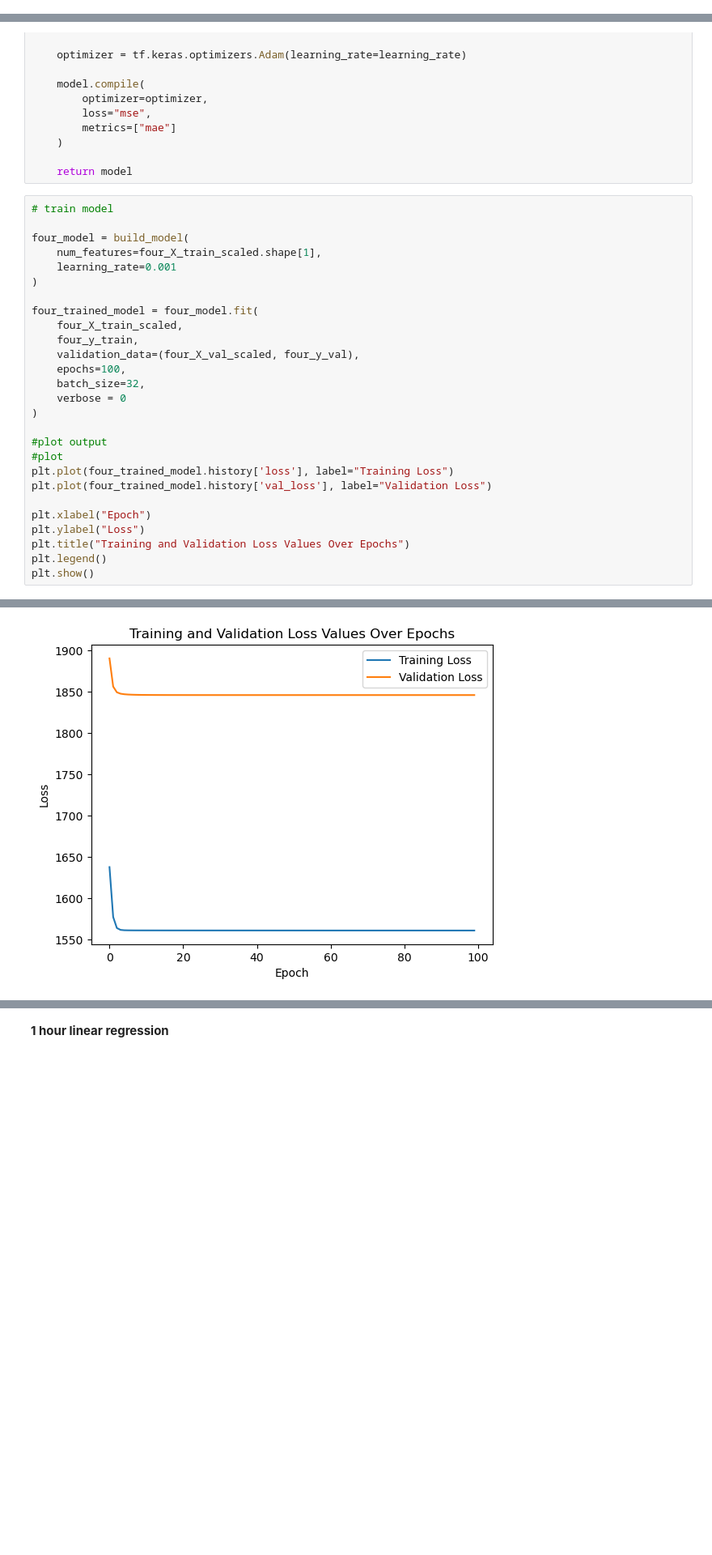
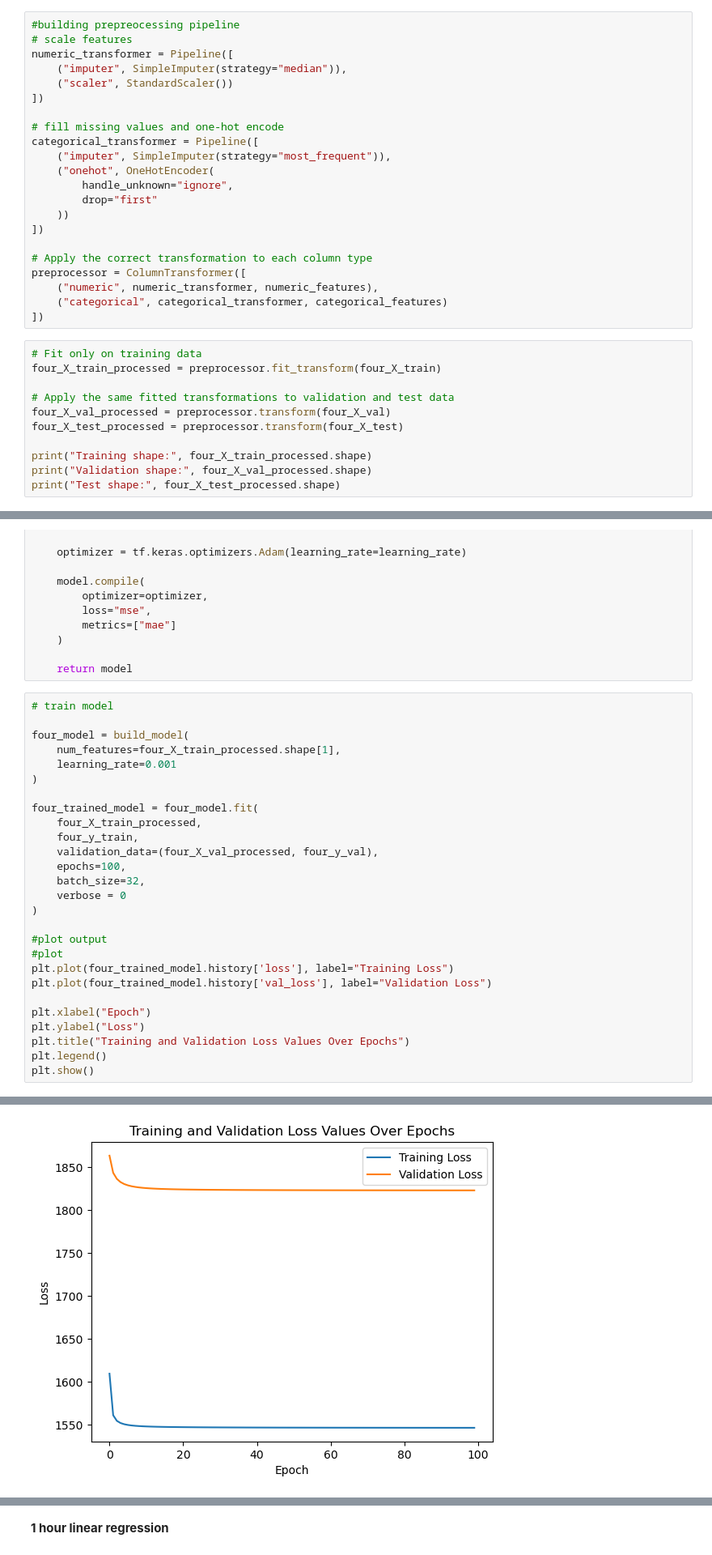
Before and after one commit to UC-Berkeley-I-School/207-Summer26-FinalProject-MLModel, a Jupyter notebook: Baseline_Model/4hr_1hr_baseline_YvonneChook.ipynb, the cells around one changed output, grey strips where cells are left out. Shown at 81% size. Saved outputs shown, nothing was run; the diff lists cells and outputs as text; blank space fills up the shorter version.

Commit message:
correct runs

```diff
--- a/Baseline_Model/4hr_1hr_baseline_YvonneChook.ipynb
+++ b/Baseline_Model/4hr_1hr_baseline_YvonneChook.ipynb
@@ -207,0 +234,33 @@ four_X_test_scaled = scaler.transform(four_X_test)
+# %%
+#building prepreocessing pipeline
+# scale features
+numeric_transformer = Pipeline([
+    ("imputer", SimpleImputer(strategy="median")),
+    ("scaler", StandardScaler())
+])
+
+# fill missing values and one-hot encode
+categorical_transformer = Pipeline([
+    ("imputer", SimpleImputer(strategy="most_frequent")),
+    ("onehot", OneHotEncoder(
+        handle_unknown="ignore",
+        drop="first"
+    ))
+])
+
+# Apply the correct transformation to each column type
+preprocessor = ColumnTransformer([
+    ("numeric", numeric_transformer, numeric_features),
+    ("categorical", categorical_transformer, categorical_features)
+])
+# %%
+# Fit only on training data
+four_X_train_processed = preprocessor.fit_transform(four_X_train)
+
+# Apply the same fitted transformations to validation and test data
+four_X_val_processed = preprocessor.transform(four_X_val)
+four_X_test_processed = preprocessor.transform(four_X_test)
+
+print("Training shape:", four_X_train_processed.shape)
+print("Validation shape:", four_X_val_processed.shape)
+print("Test shape:", four_X_test_processed.shape)
@@ -229,14 +292,14 @@ def build_model(num_features, learning_rate):
 # train model
 
 four_model = build_model(
-    num_features=four_X_train_scaled.shape[1],
+    num_features=four_X_train_processed.shape[1],
     learning_rate=0.001
 )
 
 four_trained_model = four_model.fit(
-    four_X_train_scaled,
+    four_X_train_processed,
     four_y_train,
-    validation_data=(four_X_val_scaled, four_y_val),
+    validation_data=(four_X_val_processed, four_y_val),
     epochs=100,
     batch_size=32,
     verbose = 0
@@ -259,5 +322,5 @@ W0000 00:00:1783575917.319312  103137 gpu_device.cc:2365] Cannot dlopen some GPU
 Skipping registering GPU devices...
-[figure, old version]
+[figure, new version]
 # %%
 #Obtain weight and bias
 four_weights, four_bias = four_model.layers[0].get_weights()
```
Also changed, not shown: parts of 21 cells of this notebook.
